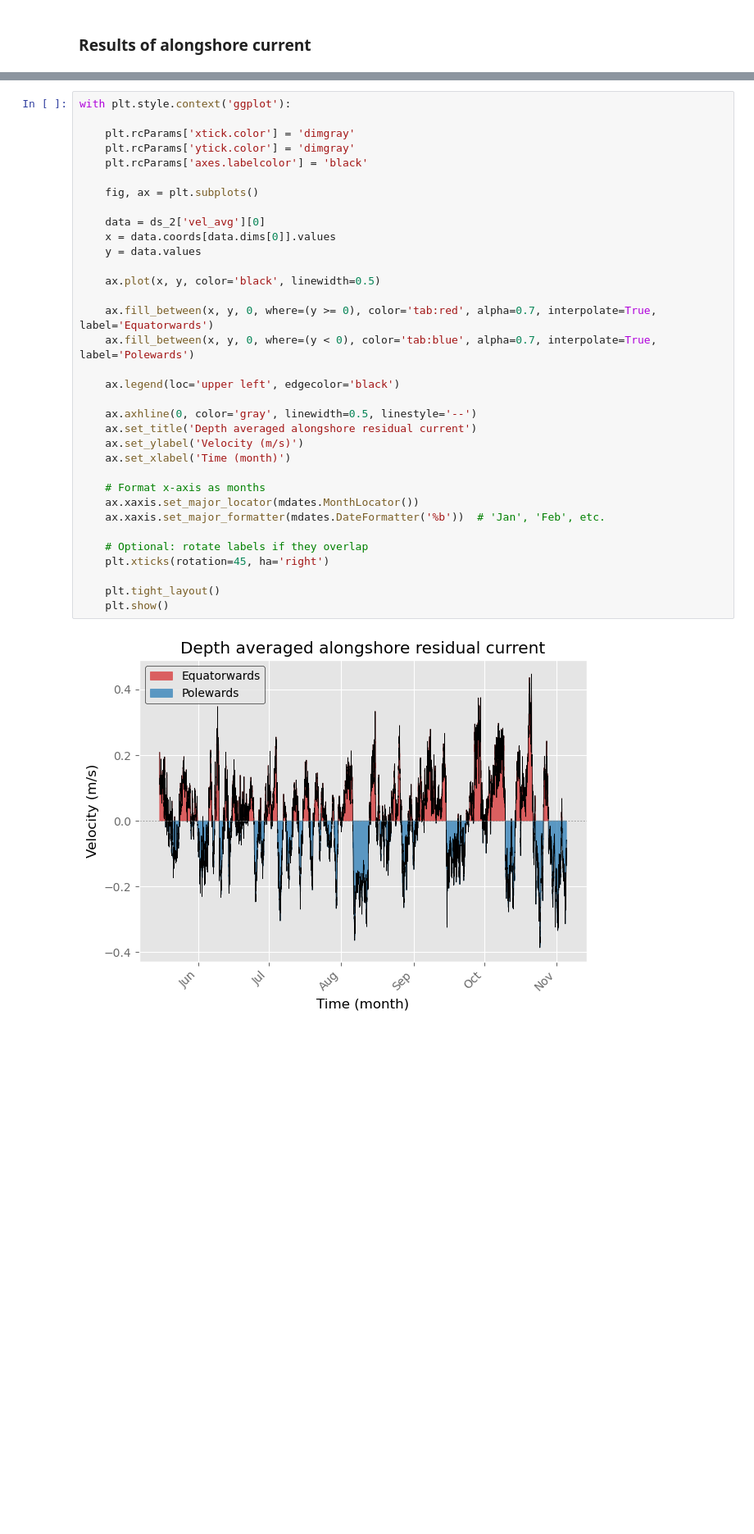
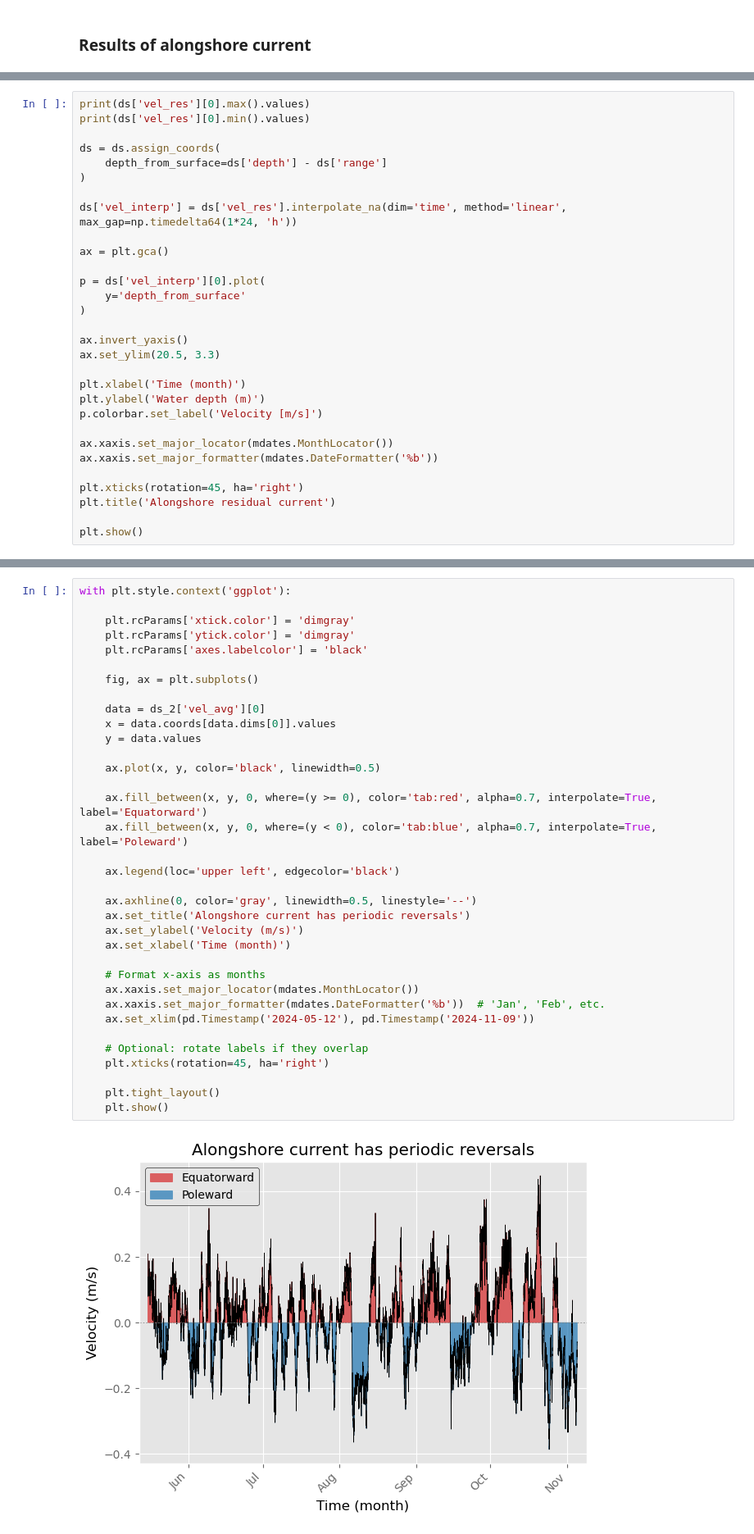
Before and after one commit to AnurovaPrykhodko/ADCP-internship, a Jupyter notebook: data_analysis.ipynb, the cells around one changed output, grey strips where cells are left out. Shown at 82% size. Saved outputs shown, nothing was run; the diff lists cells and outputs as text; blank space fills up the shorter version.

```diff
--- a/data_analysis.ipynb
+++ b/data_analysis.ipynb
@@ -242,0 +227,30 @@ plt.show()
+# %%
+print(ds['vel_res'][0].max().values)
+print(ds['vel_res'][0].min().values)
+
+ds = ds.assign_coords(
+    depth_from_surface=ds['depth'] - ds['range']
+)
+
+ds['vel_interp'] = ds['vel_res'].interpolate_na(dim='time', method='linear', max_gap=np.timedelta64(1*24, 'h'))
+
+ax = plt.gca()
+
+p = ds['vel_interp'][0].plot(
+    y='depth_from_surface'
+)
+
+ax.invert_yaxis()
+ax.set_ylim(20.5, 3.3)
+
+plt.xlabel('Time (month)')
+plt.ylabel('Water depth (m)')
+p.colorbar.set_label('Velocity [m/s]')
+
+ax.xaxis.set_major_locator(mdates.MonthLocator())
+ax.xaxis.set_major_formatter(mdates.DateFormatter('%b'))
+
+plt.xticks(rotation=45, ha='right')
+plt.title('Alongshore residual current')
+
+plt.show()
@@ -245,37 +261,38 @@ with plt.style.context('ggplot'):
 
     plt.rcParams['xtick.color'] = 'dimgray'
     plt.rcParams['ytick.color'] = 'dimgray'
     plt.rcParams['axes.labelcolor'] = 'black'
 
     fig, ax = plt.subplots()
 
     data = ds_2['vel_avg'][0]
     x = data.coords[data.dims[0]].values
     y = data.values
 
     ax.plot(x, y, color='black', linewidth=0.5)
 
-    ax.fill_between(x, y, 0, where=(y >= 0), color='tab:red', alpha=0.7, interpolate=True, label='Equatorwards')
-    ax.fill_between(x, y, 0, where=(y < 0), color='tab:blue', alpha=0.7, interpolate=True, label='Polewards')
+    ax.fill_between(x, y, 0, where=(y >= 0), color='tab:red', alpha=0.7, interpolate=True, label='Equatorward')
+    ax.fill_between(x, y, 0, where=(y < 0), color='tab:blue', alpha=0.7, interpolate=True, label='Poleward')
 
     ax.legend(loc='upper left', edgecolor='black')
 
     ax.axhline(0, color='gray', linewidth=0.5, linestyle='--')
-    ax.set_title('Depth averaged alongshore residual current')
+    ax.set_title('Alongshore current has periodic reversals')
     ax.set_ylabel('Velocity (m/s)')
     ax.set_xlabel('Time (month)')
 
     # Format x-axis as months
     ax.xaxis.set_major_locator(mdates.MonthLocator())
     ax.xaxis.set_major_formatter(mdates.DateFormatter('%b'))  # 'Jan', 'Feb', etc.
+    ax.set_xlim(pd.Timestamp('2024-05-12'), pd.Timestamp('2024-11-09'))
 
     # Optional: rotate labels if they overlap
     plt.xticks(rotation=45, ha='right')
 
     plt.tight_layout()
     plt.show()
 # %% [output]
-[figure, old version]
+[figure, new version]
 # %%
 ds_2['vel_lower'] = ds_2['vel_res'].sel(range=slice(0, 12.5)).mean(dim='range').rename('vel_lower')
 ds_2['vel_upper'] = ds_2['vel_res'].sel(range=slice(12.5, 20)).mean(dim='range').rename('vel_upper')
```
Also changed, not shown: parts of 3 cells of this notebook.
